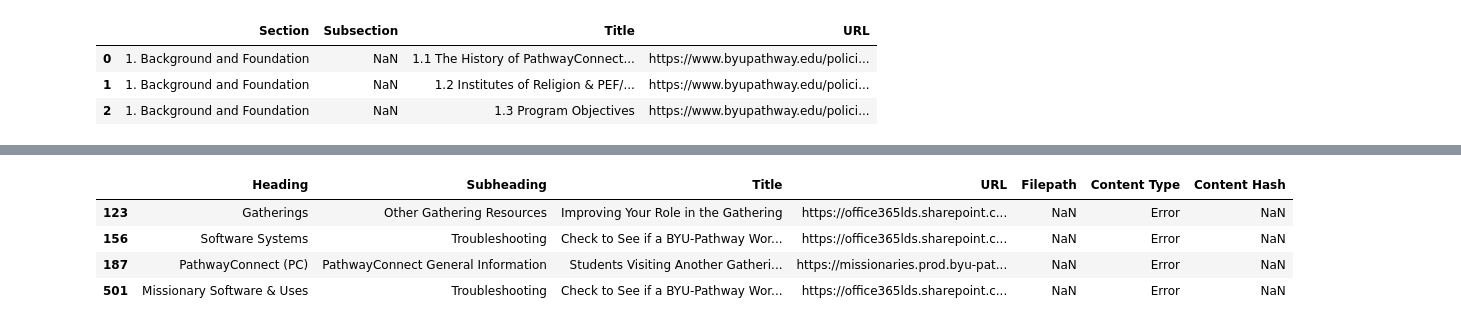
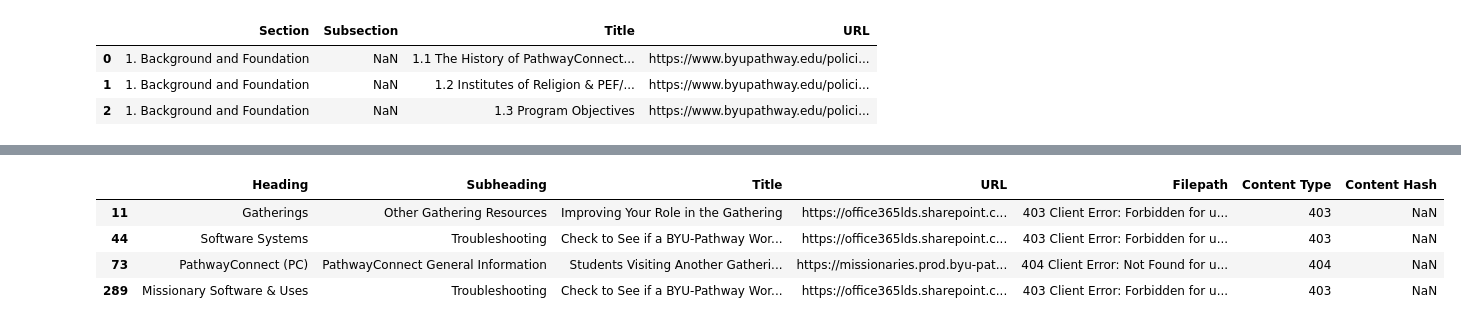
Before and after one commit to DallanQ/pathway-indexer, a Jupyter notebook: notebooks/crawl_urls.ipynb, the cells around one changed output, grey strips where cells are left out. Saved outputs shown, nothing was run; the diff lists cells and outputs as text; code cells hidden in the pictures.

```diff
--- a/notebooks/crawl_urls.ipynb
+++ b/notebooks/crawl_urls.ipynb
@@ -149,9 +214,9 @@ dfout
 # %%
-df_error = dfout[dfout['Content Type'] == 'Error']
+df_error = dfout[(dfout['Content Type'] == '403') | (dfout['Content Type'] == '404')]
 df_error
 # %% [output]
 |  | Heading | Subheading | Title | URL | Filepath | Content Type | Content Hash |
-| 123 | Gatherings | Other Gathering Resources | Improving Your Role in the Gathering | https://office365lds.sharepoint.c... | NaN | Error | NaN |
-| 156 | Software Systems | Troubleshooting | Check to See if a BYU-Pathway Wor... | https://office365lds.sharepoint.c... | NaN | Error | NaN |
-| 187 | PathwayConnect (PC) | PathwayConnect General Information | Students Visiting Another Gatheri... | https://missionaries.prod.byu-pat... | NaN | Error | NaN |
-| 501 | Missionary Software & Uses | Troubleshooting | Check to See if a BYU-Pathway Wor... | https://office365lds.sharepoint.c... | NaN | Error | NaN |
+| 11 | Gatherings | Other Gathering Resources | Improving Your Role in the Gathering | https://office365lds.sharepoint.c... | 403 Client Error: Forbidden for u... | 403 | NaN |
+| 44 | Software Systems | Troubleshooting | Check to See if a BYU-Pathway Wor... | https://office365lds.sharepoint.c... | 403 Client Error: Forbidden for u... | 403 | NaN |
+| 73 | PathwayConnect (PC) | PathwayConnect General Information | Students Visiting Another Gatheri... | https://missionaries.prod.byu-pat... | 404 Client Error: Not Found for u... | 404 | NaN |
+| 289 | Missionary Software & Uses | Troubleshooting | Check to See if a BYU-Pathway Wor... | https://office365lds.sharepoint.c... | 403 Client Error: Forbidden for u... | 403 | NaN |
```
Also changed, not shown: parts of 4 cells of this notebook, 5 other files.
